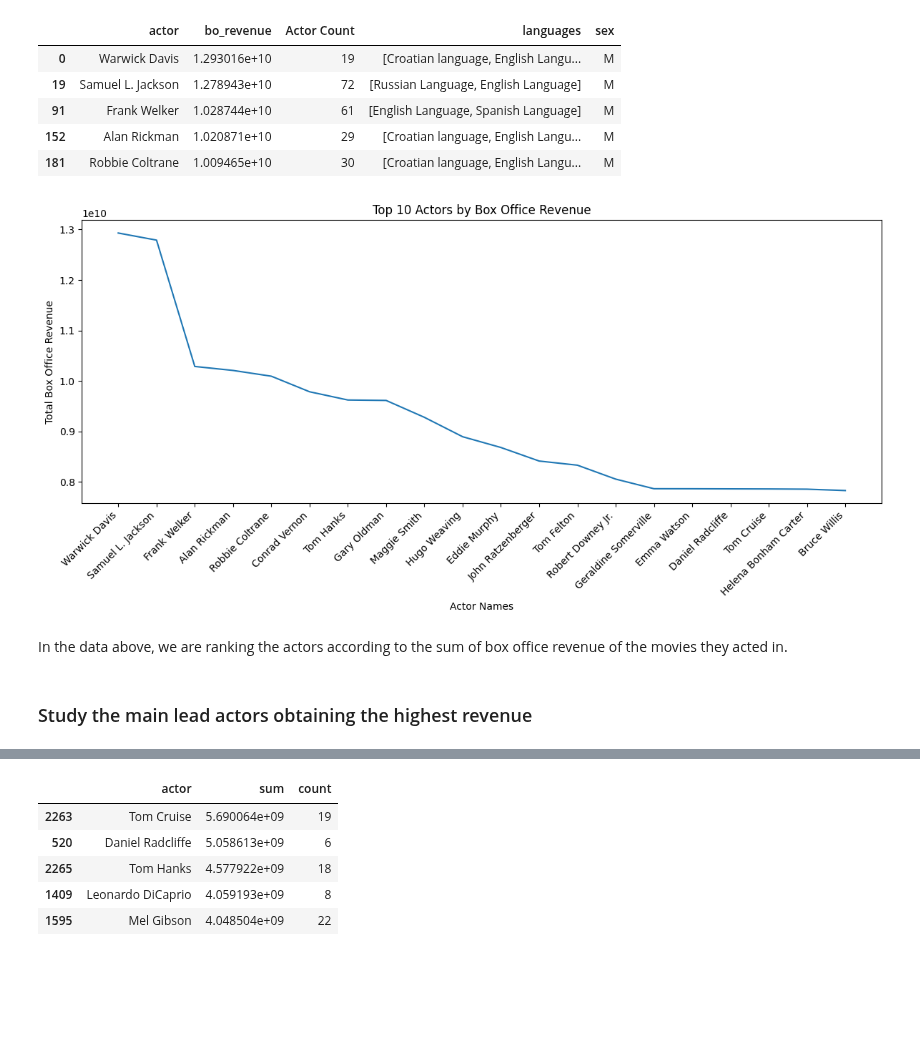
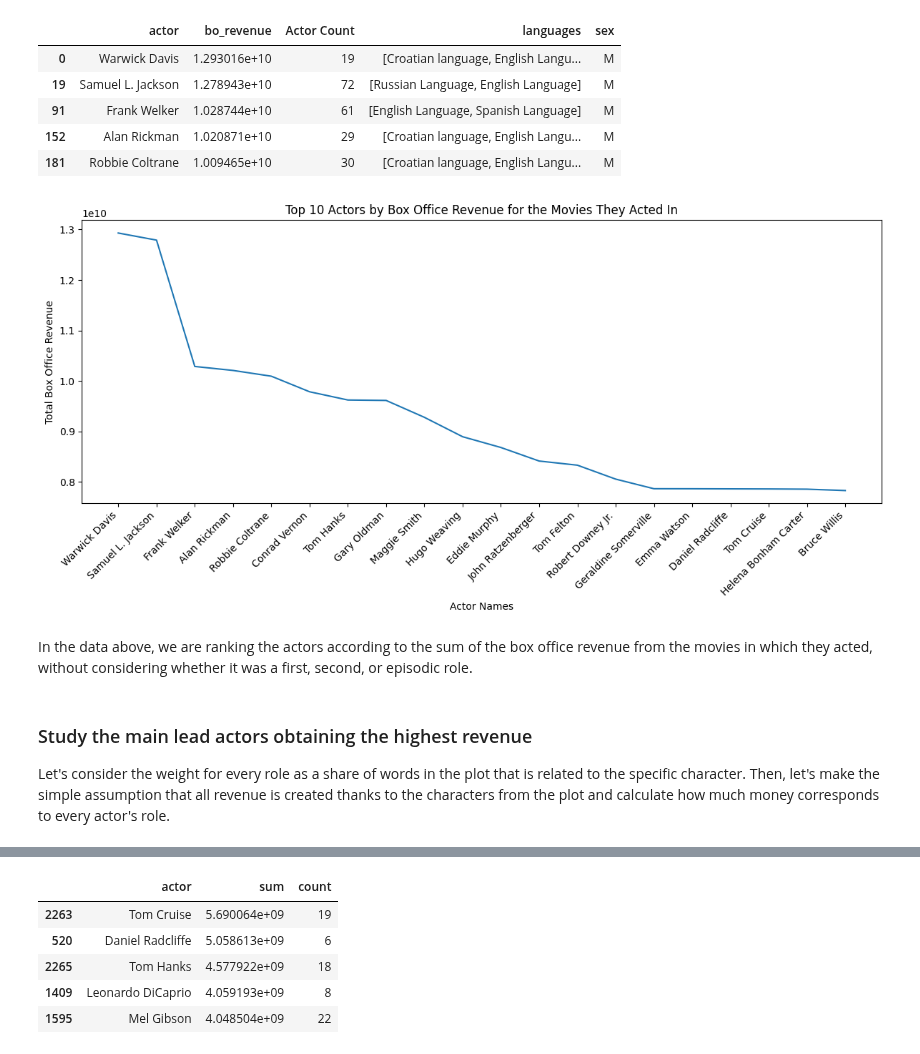
Before and after one commit to epfl-ada/ada-2023-project-perrysplatypuses, a Jupyter notebook: milestone_p2.ipynb, the cells around one changed output, grey strips where cells are left out. Cells and saved outputs as stored; diff of their text form; code cells hidden in the pictures; blank space fills up the shorter version.

Commit message:
Update main Notebook

```diff
--- a/milestone_p2.ipynb
+++ b/milestone_p2.ipynb
@@ -295,23 +296,25 @@ top20_actor_data.head()
 # %%
 # Plot the data above
 actor_names = top20_actor_data['actor']
 revenues_total = top20_actor_data['bo_revenue']
 
 plt.figure(figsize=(12, 6))
 plt.plot(actor_names, revenues_total)
 plt.xlabel('Actor Names')
 plt.ylabel('Total Box Office Revenue')
-plt.title('Top 10 Actors by Box Office Revenue')
+plt.title('Top 10 Actors by Box Office Revenue for the Movies They Acted In')
 plt.xticks(rotation=45, ha='right')  # Rotate the actor names for better readability
 
 plt.tight_layout()
 plt.show()
 # %% [output]
-[figure, old version]
+[figure, new version]
 # %% [markdown]
-In the data above, we are ranking the actors according to the sum of box office revenue of the movies they acted in.
+In the data above, we are ranking the actors according to the sum of the box office revenue from the movies in which they acted, without considering whether it was a first, second, or episodic role.
-# %% [markdown]
-### Study the main lead actors obtaining the highest revenue
+# %% [markdown]
+### Study the main lead actors obtaining the highest revenue
+
+Let's consider the weight for every role as a share of words in the plot that is related to the specific character. Then, let's make the simple assumption that all revenue is created thanks to the characters from the plot and calculate how much money corresponds to every actor's role.
 # %%
 def calculater_importance(x):
     a = 0
```
Also changed, not shown: parts of 16 cells of this notebook, 2 other files.
